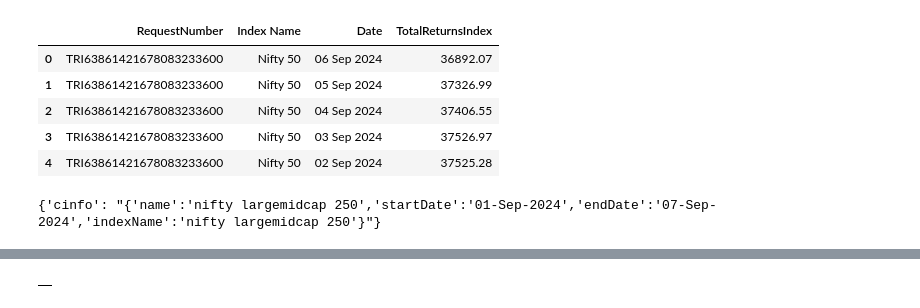
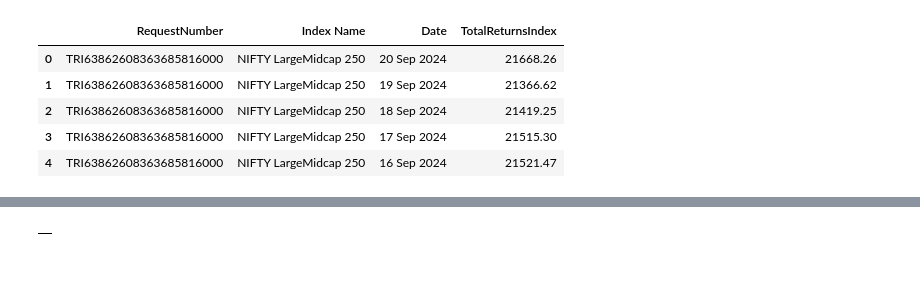
Before and after one commit to dsanr/Mutual-Funds-Analysis, a Jupyter notebook: index update.ipynb, the cells around one changed output, grey strips where cells are left out. Drawn from its saved outputs; the diff is of its cells as text; code cells hidden in the pictures; blank space fills up the shorter version.

```diff
--- a/index update.ipynb
+++ b/index update.ipynb
@@ -14,14 +29,14 @@ import nsepython
 # %%
 indexes = ['nifty 50', 'nifty 100', 'nifty 200', 'nifty 500', 'nifty largemidcap 250', 'nifty midcap 50', 'nifty midcap 100', 'nifty midcap 150', 'nifty smallcap 50', 'nifty smallcap 100', 'nifty smallcap 250']
 # %%
-start_date = "01-Sep-2024"
-end_date = "07-Sep-2024"
+start_date = "15-Sep-2024"
+end_date = "22-Sep-2024"
 # %%
-nsepython.index_total_returns(indexes[0], start_date, end_date)
+nsepython.index_total_returns(indexes[4], start_date, end_date)
 # %% [output]
 |  | RequestNumber | Index Name | Date | TotalReturnsIndex |
-| 0 | TRI63861421678083233600 | Nifty 50 | 06 Sep 2024 | 36892.07 |
-| 1 | TRI63861421678083233600 | Nifty 50 | 05 Sep 2024 | 37326.99 |
-| 2 | TRI63861421678083233600 | Nifty 50 | 04 Sep 2024 | 37406.55 |
-| 3 | TRI63861421678083233600 | Nifty 50 | 03 Sep 2024 | 37526.97 |
-| 4 | TRI63861421678083233600 | Nifty 50 | 02 Sep 2024 | 37525.28 |
+| 0 | TRI63862608363685816000 | NIFTY LargeMidcap 250 | 20 Sep 2024 | 21668.26 |
+| 1 | TRI63862608363685816000 | NIFTY LargeMidcap 250 | 19 Sep 2024 | 21366.62 |
+| 2 | TRI63862608363685816000 | NIFTY LargeMidcap 250 | 18 Sep 2024 | 21419.25 |
+| 3 | TRI63862608363685816000 | NIFTY LargeMidcap 250 | 17 Sep 2024 | 21515.30 |
+| 4 | TRI63862608363685816000 | NIFTY LargeMidcap 250 | 16 Sep 2024 | 21521.47 |
@@ -49,4 +42,0 @@ data = {'cinfo': "{'name':'" + symbol + "','startDate':'" + start_date + "','end
-# %%
-data
-# %% [output]
-{'cinfo': "{'name':'nifty largemidcap 250','startDate':'01-Sep-2024','endDate':'07-Sep-2024','indexName':'nifty largemidcap 250'}"}
```
Also changed, not shown: parts of 22 cells of this notebook.
